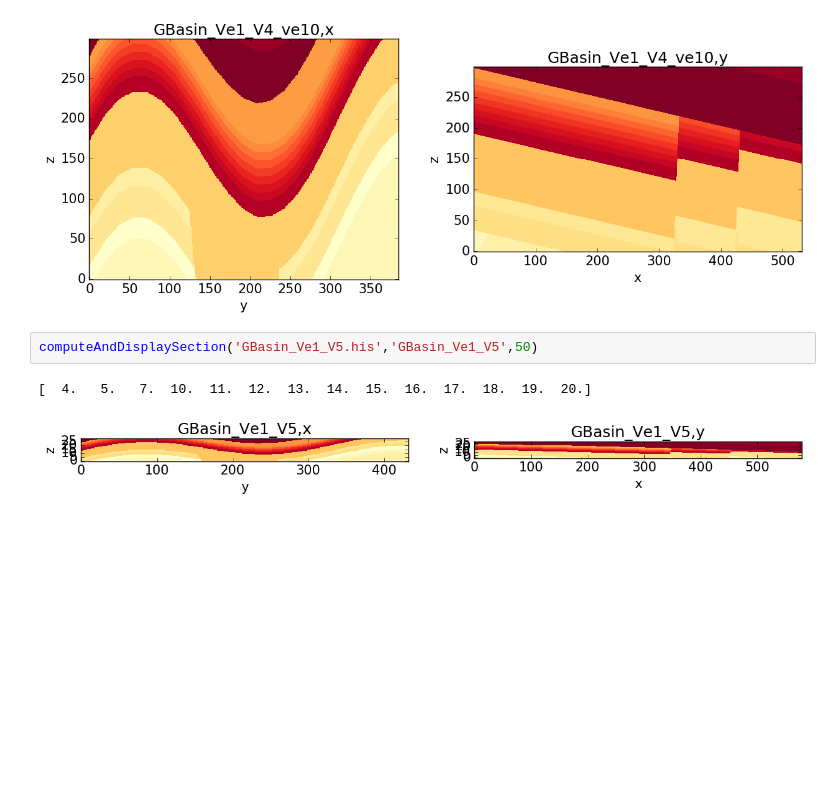
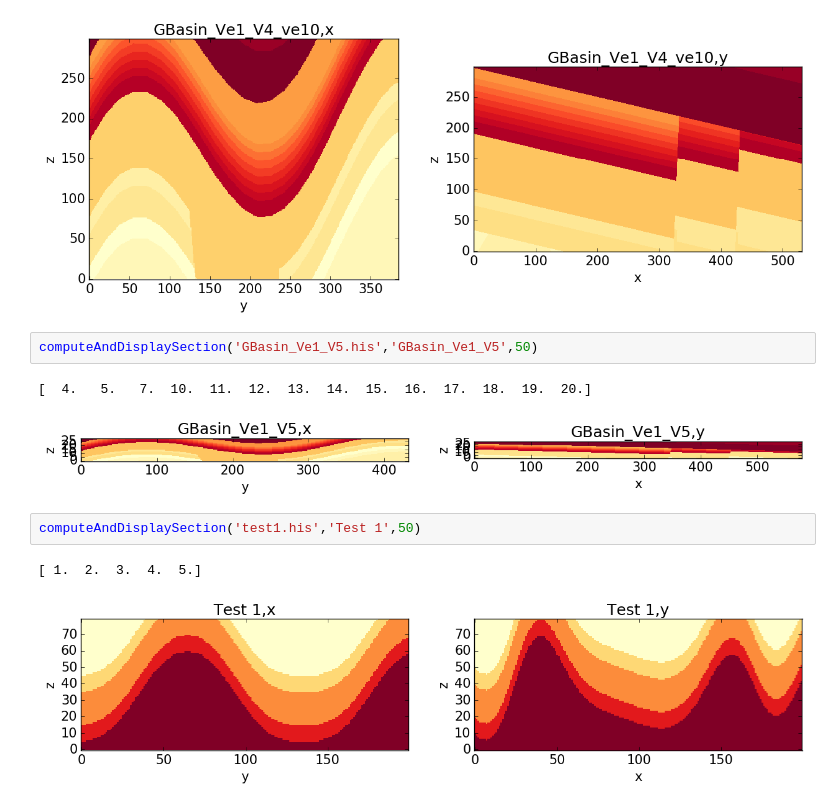
Before and after one commit to stevejpurves/model2seis, a Jupyter notebook: model/examples.ipynb, the cells around one changed output. Drawn from its saved outputs; the diff is of its cells as text; blank space fills up the shorter version.

Commit message:
Adding Test cases

```diff
--- a/model/examples.ipynb
+++ b/model/examples.ipynb
@@ -88,3 +88,8 @@ computeAndDisplaySection('GBasin_Ve1_V5.his','GBasin_Ve1_V5',50)
 # %% [output]
 [  4.   5.   7.  10.  11.  12.  13.  14.  15.  16.  17.  18.  19.  20.]
 [figure]
+# %%
+computeAndDisplaySection('test1.his','Test 1',50)
+# %% [output]
+[ 1.  2.  3.  4.  5.]
+[figure, added]
```
Also changed, not shown: parts of 3 cells of this notebook, 4 other files.
